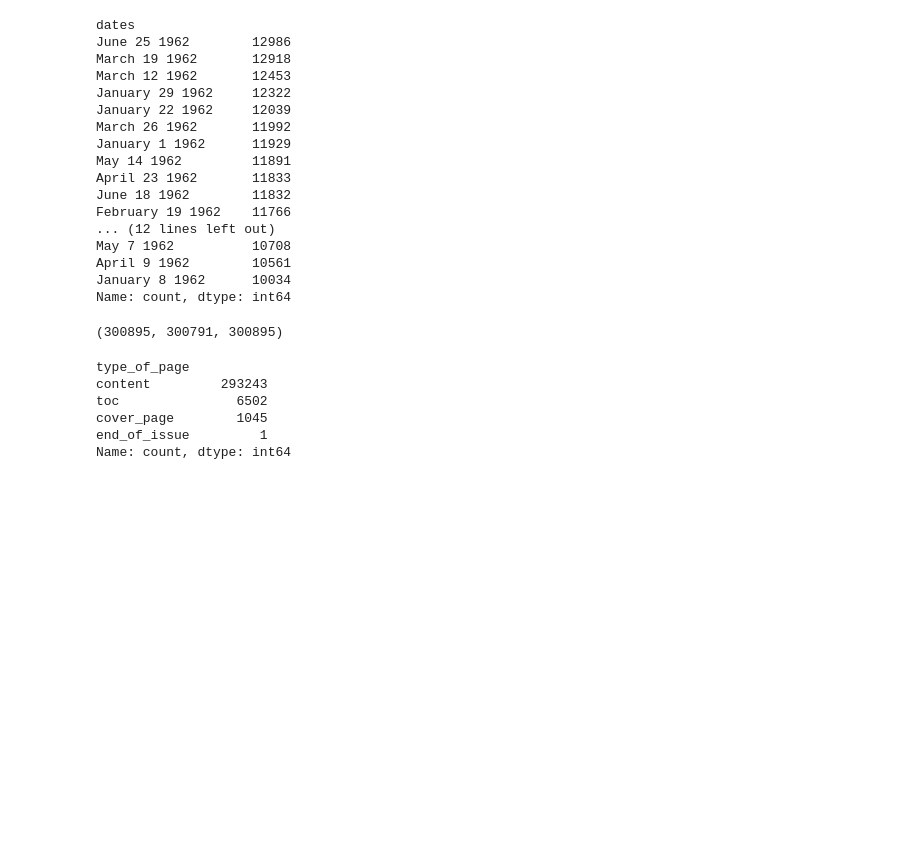
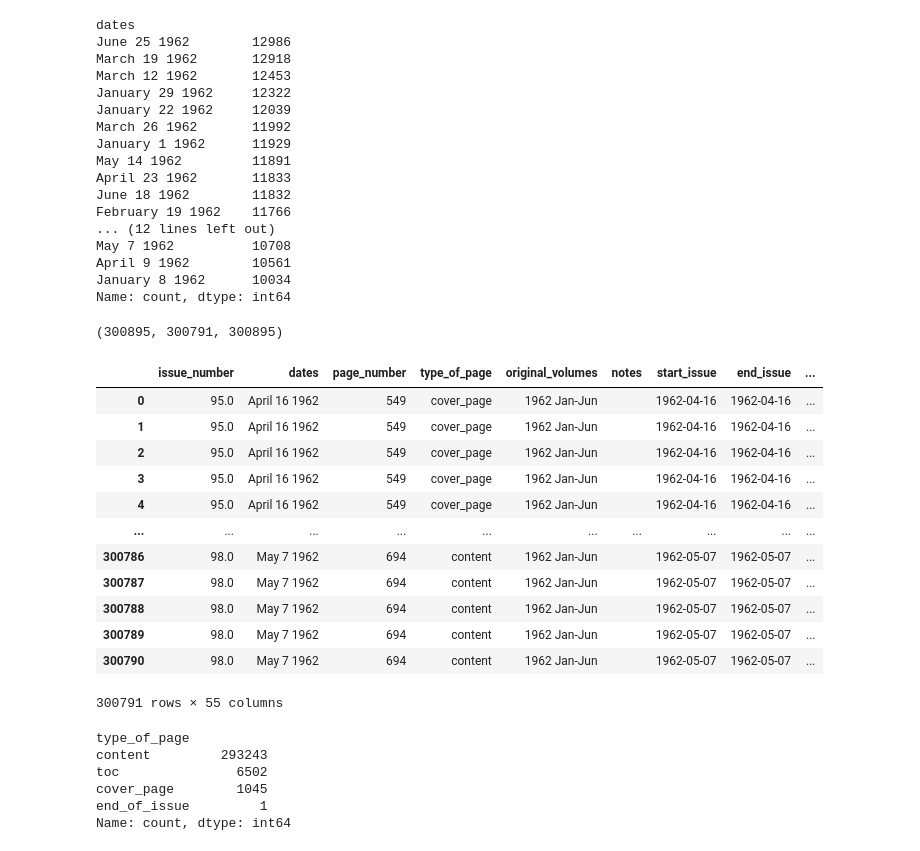
Before and after one commit to Informing-The-Third-World/periodical-wavelet-analysis, a Jupyter notebook: notebooks/TestingPaths.ipynb, the cells around one changed output. Drawn from its saved outputs; the diff is of its cells as text; code cells hidden in the pictures; blank space fills up the shorter version.

Commit message:
volume annotation working

```diff
--- a/notebooks/TestingPaths.ipynb
+++ b/notebooks/TestingPaths.ipynb
@@ -9,3 +9,11 @@ from segmentation_scripts.filter_records import *
 # %% [output]
 /Users/zleblanc/Informing-The-Third-World/periodical_augmentation/periodical-issue-segmentation/notebooks
 ['/Users/zleblanc/Informing-The-Third-World/periodical_augmentation/periodical-issue-segmentation/notebooks', '/opt/homebrew/Cellar/python@3.9/3.9.18_1/Frameworks/Python.framework/Versions/3.9/lib/pyt ...
+# %%
+annotated_dataset_output_path = os.path.join('..', 'datasets', 'annotated_datasets')
+for _, _, files in tqdm(os.walk(annotated_dataset_output_path)):
+	for annotated_dataset_file_path in files:
+		if annotated_dataset_file_path.endswith('.csv'):
+			annotated_dataset_file_path = os.path.join(annotated_dataset_output_path, annotated_dataset_file_path)
+			annotated_df = pd.read_csv(annotated_dataset_file_path)
+			print(annotated_df.columns)
@@ -221,6 +263,23 @@ test2 = test.groupby('dates', group_keys=False).apply(cut_vols, include_groups=T
 len(test), len(test2), len(subset_merged_annotated_df)
 # %% [output]
 (300895, 300791, 300895)
+# %%
+test2 = test2.reset_index(drop=True)
+test2
+# %% [output]
+|  | issue_number | dates | page_number | type_of_page | original_volumes | notes | start_issue | end_issue | ... |
+| 0 | 95.0 | April 16 1962 | 549 | cover_page | 1962 Jan-Jun |  | 1962-04-16 | 1962-04-16 | ... |
+| 1 | 95.0 | April 16 1962 | 549 | cover_page | 1962 Jan-Jun |  | 1962-04-16 | 1962-04-16 | ... |
+| 2 | 95.0 | April 16 1962 | 549 | cover_page | 1962 Jan-Jun |  | 1962-04-16 | 1962-04-16 | ... |
+| 3 | 95.0 | April 16 1962 | 549 | cover_page | 1962 Jan-Jun |  | 1962-04-16 | 1962-04-16 | ... |
+| 4 | 95.0 | April 16 1962 | 549 | cover_page | 1962 Jan-Jun |  | 1962-04-16 | 1962-04-16 | ... |
+| ... | ... | ... | ... | ... | ... | ... | ... | ... | ... |
+| 300786 | 98.0 | May 7 1962 | 694 | content | 1962 Jan-Jun |  | 1962-05-07 | 1962-05-07 | ... |
+| 300787 | 98.0 | May 7 1962 | 694 | content | 1962 Jan-Jun |  | 1962-05-07 | 1962-05-07 | ... |
+| 300788 | 98.0 | May 7 1962 | 694 | content | 1962 Jan-Jun |  | 1962-05-07 | 1962-05-07 | ... |
+| 300789 | 98.0 | May 7 1962 | 694 | content | 1962 Jan-Jun |  | 1962-05-07 | 1962-05-07 | ... |
+| 300790 | 98.0 | May 7 1962 | 694 | content | 1962 Jan-Jun |  | 1962-05-07 | 1962-05-07 | ... |
+300791 rows × 55 columns
 # %%
 test2.type_of_page.value_counts()
 # %% [output]
```
Also changed, not shown: parts of 2 cells of this notebook, 1 other file.
